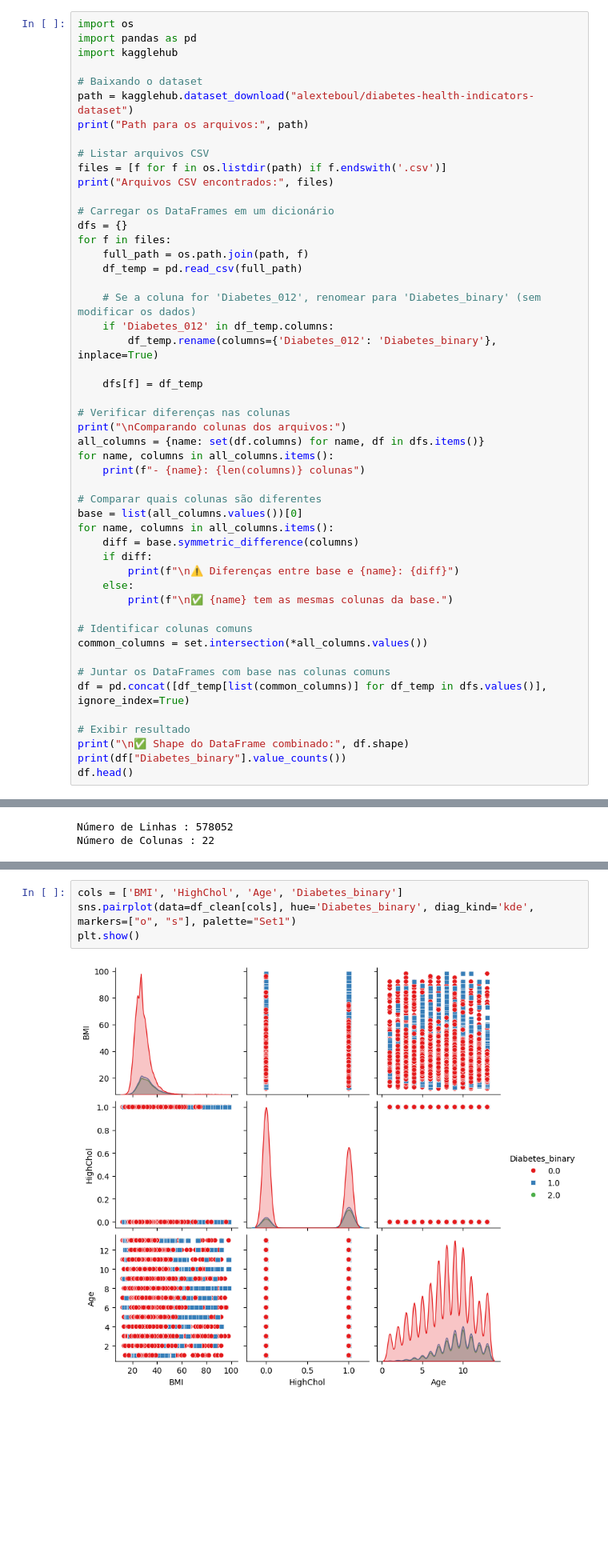
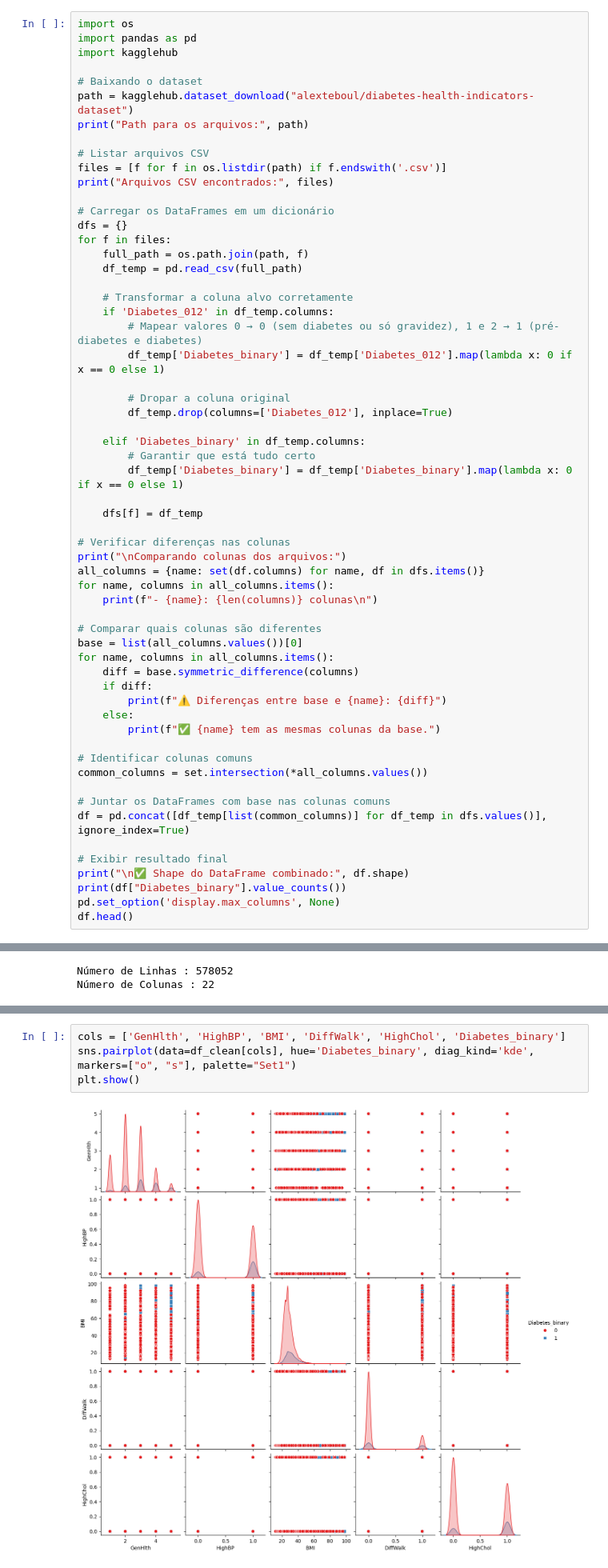
Before and after one commit to ftamaki/postech, a Jupyter notebook: Exercicios/TechChallenge_V2.ipynb, the cells around one changed output, grey strips where cells are left out. Shown at 80% size. Drawn from its saved outputs; the diff is of its cells as text; blank space fills up the shorter version.

```diff
--- a/Exercicios/TechChallenge_V2.ipynb
+++ b/Exercicios/TechChallenge_V2.ipynb
@@ -17,9 +17,17 @@ for f in files:
     full_path = os.path.join(path, f)
     df_temp = pd.read_csv(full_path)
 
-    # Se a coluna for 'Diabetes_012', renomear para 'Diabetes_binary' (sem modificar os dados)
+    # Transformar a coluna alvo corretamente
     if 'Diabetes_012' in df_temp.columns:
-        df_temp.rename(columns={'Diabetes_012': 'Diabetes_binary'}, inplace=True)
+        # Mapear valores 0 → 0 (sem diabetes ou só gravidez), 1 e 2 → 1 (pré-diabetes e diabetes)
+        df_temp['Diabetes_binary'] = df_temp['Diabetes_012'].map(lambda x: 0 if x == 0 else 1)
+
+        # Dropar a coluna original
+        df_temp.drop(columns=['Diabetes_012'], inplace=True)
+
+    elif 'Diabetes_binary' in df_temp.columns:
+        # Garantir que está tudo certo
+        df_temp['Diabetes_binary'] = df_temp['Diabetes_binary'].map(lambda x: 0 if x == 0 else 1)
 
     dfs[f] = df_temp
 
@@ -27,16 +35,16 @@ for f in files:
 print("\nComparando colunas dos arquivos:")
 all_columns = {name: set(df.columns) for name, df in dfs.items()}
 for name, columns in all_columns.items():
-    print(f"- {name}: {len(columns)} colunas")
+    print(f"- {name}: {len(columns)} colunas\n")
 
 # Comparar quais colunas são diferentes
 base = list(all_columns.values())[0]
 for name, columns in all_columns.items():
     diff = base.symmetric_difference(columns)
     if diff:
-        print(f"\n⚠️ Diferenças entre base e {name}: {diff}")
+        print(f"⚠️ Diferenças entre base e {name}: {diff}")
     else:
-        print(f"\n✅ {name} tem as mesmas colunas da base.")
+        print(f"✅ {name} tem as mesmas colunas da base.")
 
 # Identificar colunas comuns
 common_columns = set.intersection(*all_columns.values())
@@ -44,9 +52,10 @@ common_columns = set.intersection(*all_columns.values())
 # Juntar os DataFrames com base nas colunas comuns
 df = pd.concat([df_temp[list(common_columns)] for df_temp in dfs.values()], ignore_index=True)
 
-# Exibir resultado
+# Exibir resultado final
 print("\n✅ Shape do DataFrame combinado:", df.shape)
 print(df["Diabetes_binary"].value_counts())
+pd.set_option('display.max_columns', None)
 df.head()
 # %% [output]
 Path para os arquivos: C:\Users\flavio\.cache\kagglehub\datasets\alexteboul\diabetes-health-indicators-dataset\versions\1
@@ -303,8 +335,8 @@ array([0., 2., 1.])
 # %%
-cols = ['BMI', 'HighChol', 'Age', 'Diabetes_binary']
+cols = ['GenHlth', 'HighBP', 'BMI', 'DiffWalk', 'HighChol', 'Diabetes_binary']
 sns.pairplot(data=df_clean[cols], hue='Diabetes_binary', diag_kind='kde', markers=["o", "s"], palette="Set1")
 plt.show()
 # %% [output]
-[figure, old version]
+[figure, new version]
 # %%
 # Mapeando os valores 0 e 1 para descrições
```
Also changed, not shown: parts of 19 cells of this notebook.
